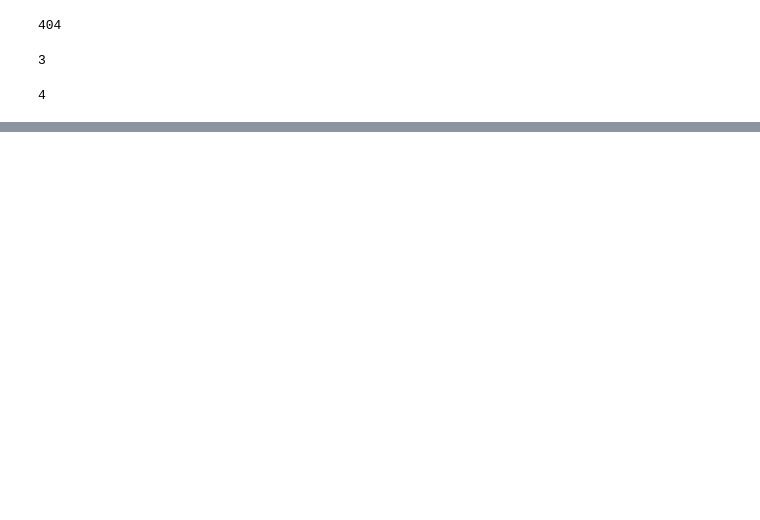
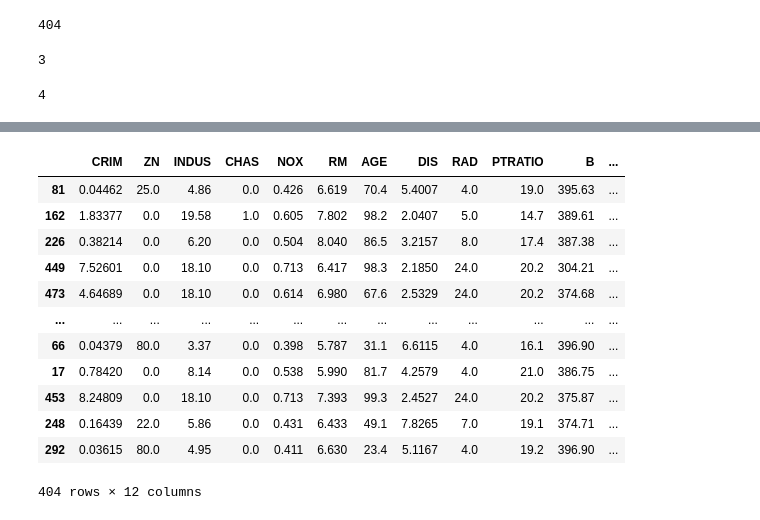
Before and after one commit to datacuriosity/MCI_Python_28S_Level_2, a Jupyter notebook: Lecture/Lecture_01+02_Linear_Regression/Lecture_01.ipynb, the cells around one changed output, grey strips where cells are left out. Cells and saved outputs as stored; diff of their text form; code cells hidden in the pictures; blank space fills up the shorter version.

```diff
--- a/Lecture/Lecture_01+02_Linear_Regression/Lecture_01.ipynb
+++ b/Lecture/Lecture_01+02_Linear_Regression/Lecture_01.ipynb
@@ -260,0 +365,16 @@ np.max([1, 2, 3, 4])
+# %%
+X_train
+# %% [output]
+|  | CRIM | ZN | INDUS | CHAS | NOX | RM | AGE | DIS | RAD | PTRATIO | B | ... |
+| 81 | 0.04462 | 25.0 | 4.86 | 0.0 | 0.426 | 6.619 | 70.4 | 5.4007 | 4.0 | 19.0 | 395.63 | ... |
+| 162 | 1.83377 | 0.0 | 19.58 | 1.0 | 0.605 | 7.802 | 98.2 | 2.0407 | 5.0 | 14.7 | 389.61 | ... |
+| 226 | 0.38214 | 0.0 | 6.20 | 0.0 | 0.504 | 8.040 | 86.5 | 3.2157 | 8.0 | 17.4 | 387.38 | ... |
+| 449 | 7.52601 | 0.0 | 18.10 | 0.0 | 0.713 | 6.417 | 98.3 | 2.1850 | 24.0 | 20.2 | 304.21 | ... |
+| 473 | 4.64689 | 0.0 | 18.10 | 0.0 | 0.614 | 6.980 | 67.6 | 2.5329 | 24.0 | 20.2 | 374.68 | ... |
+| ... | ... | ... | ... | ... | ... | ... | ... | ... | ... | ... | ... | ... |
+| 66 | 0.04379 | 80.0 | 3.37 | 0.0 | 0.398 | 5.787 | 31.1 | 6.6115 | 4.0 | 16.1 | 396.90 | ... |
+| 17 | 0.78420 | 0.0 | 8.14 | 0.0 | 0.538 | 5.990 | 81.7 | 4.2579 | 4.0 | 21.0 | 386.75 | ... |
+| 453 | 8.24809 | 0.0 | 18.10 | 0.0 | 0.713 | 7.393 | 99.3 | 2.4527 | 24.0 | 20.2 | 375.87 | ... |
+| 248 | 0.16439 | 22.0 | 5.86 | 0.0 | 0.431 | 6.433 | 49.1 | 7.8265 | 7.0 | 19.1 | 374.71 | ... |
+| 292 | 0.03615 | 80.0 | 4.95 | 0.0 | 0.411 | 6.630 | 23.4 | 5.1167 | 4.0 | 19.2 | 396.90 | ... |
+404 rows × 12 columns
```
Also changed, not shown: parts of 43 cells of this notebook.
